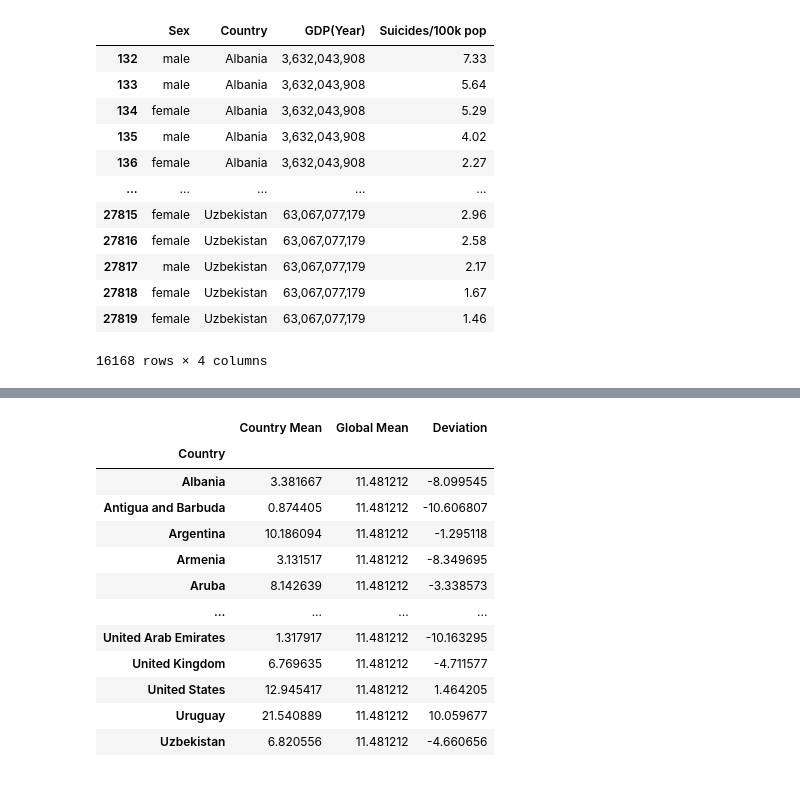
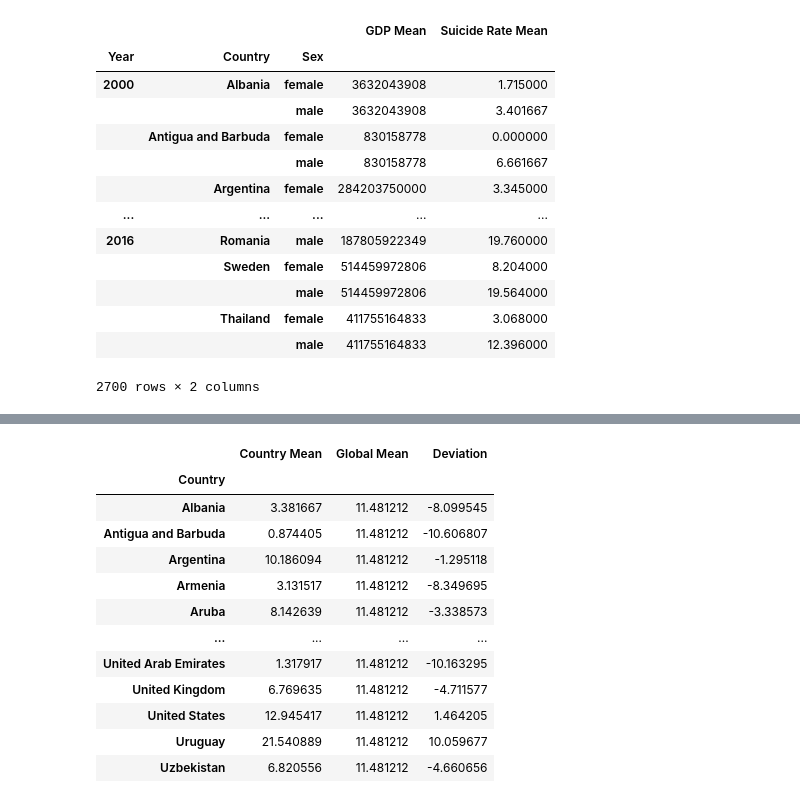
Before and after one commit to elysesulkey/Suicide-in-the-Americas-Data-Analysis, a Jupyter notebook: april12ESmatplot.ipynb, the cells around one changed output, grey strips where cells are left out. Cells and saved outputs as stored; diff of their text form; code cells hidden in the pictures.

```diff
--- a/april12ESmatplot.ipynb
+++ b/april12ESmatplot.ipynb
@@ -146,32 +150,31 @@ plt.show()
 # %% [output]
 [interactive output not drawn]
 [interactive output not drawn]
-# %%
-gender = filtered_date_df['Sex']
-
-country = filtered_date_df["Country"]
-
-gdp_year = filtered_date_df["GDP(Year)"]
-
-Suicides = filtered_date_df["Suicides/100k pop"]
-
-gender_df = pd.DataFrame({"Sex": gender, "Country": country, "GDP(Year)": gdp_year, "Suicides/100k pop": suicides})
-
-gender_df
-# %% [output]
-|  | Sex | Country | GDP(Year) | Suicides/100k pop |
-| 132 | male | Albania | 3,632,043,908 | 7.33 |
-| 133 | male | Albania | 3,632,043,908 | 5.64 |
-| 134 | female | Albania | 3,632,043,908 | 5.29 |
-| 135 | male | Albania | 3,632,043,908 | 4.02 |
-| 136 | female | Albania | 3,632,043,908 | 2.27 |
-| ... | ... | ... | ... | ... |
-| 27815 | female | Uzbekistan | 63,067,077,179 | 2.96 |
-| 27816 | female | Uzbekistan | 63,067,077,179 | 2.58 |
-| 27817 | male | Uzbekistan | 63,067,077,179 | 2.17 |
-| 27818 | female | Uzbekistan | 63,067,077,179 | 1.67 |
-| 27819 | female | Uzbekistan | 63,067,077,179 | 1.46 |
-16168 rows × 4 columns
+# %%
+# Group by Country, Year, Sex / find averages
+sex_gdp = filtered_date_df.groupby(["Year", "Country", "Sex"])["GDP(Year)"].mean()
+sex_suicide = filtered_date_df.groupby(["Year", "Country", "Sex"])['Suicides/100k pop'].mean()
+
+# Creat summary table
+sex_summary_df = pd.DataFrame({"GDP Mean": sex_gdp, "Suicide Rate Mean": sex_suicide})
+
+# Display table
+sex_summary_df
+# %% [output]
+|  |  |  | GDP Mean | Suicide Rate Mean |
+| Year | Country | Sex |  |  |
+| 2000 | Albania | female | 3632043908 | 1.715000 |
+|  |  | male | 3632043908 | 3.401667 |
+|  | Antigua and Barbuda | female | 830158778 | 0.000000 |
+|  |  | male | 830158778 | 6.661667 |
+|  | Argentina | female | 284203750000 | 3.345000 |
+| ... | ... | ... | ... | ... |
+| 2016 | Romania | male | 187805922349 | 19.760000 |
+|  | Sweden | female | 514459972806 | 8.204000 |
+|  |  | male | 514459972806 | 19.564000 |
+|  | Thailand | female | 411755164833 | 3.068000 |
+|  |  | male | 411755164833 | 12.396000 |
+2700 rows × 2 columns
 # %%
 gender_df["Sex"] = pd.Categorical(gender_df["Sex"])
 
```
Also changed, not shown: parts of 6 cells of this notebook.
